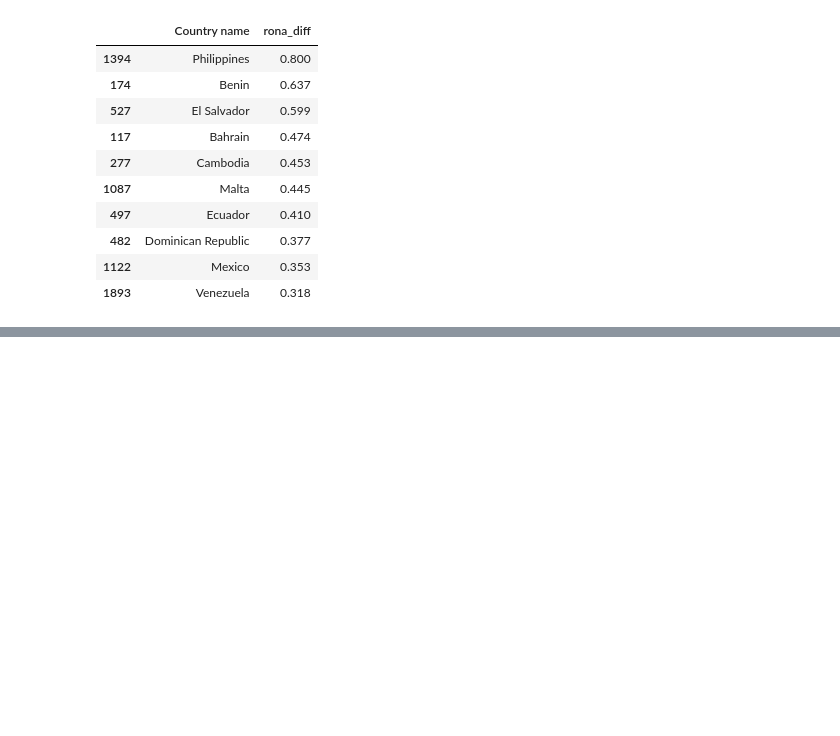
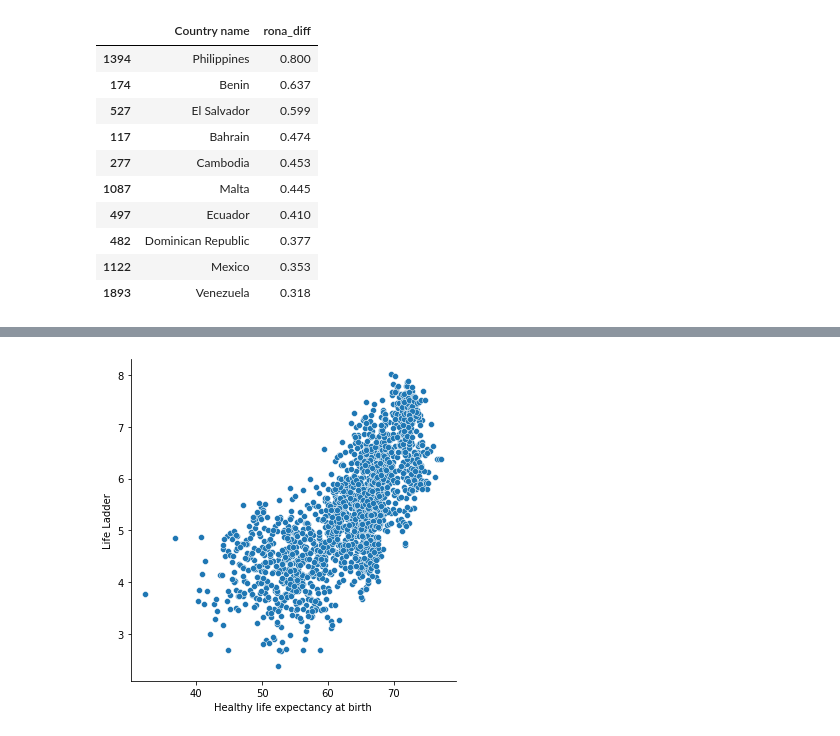
Before and after one commit to Jacksonwolf15/World-Happiness-DS, a Jupyter notebook: WHiX.ipynb, the cells around one changed output, grey strips where cells are left out. Cells and saved outputs as stored; diff of their text form; code cells hidden in the pictures; blank space fills up the shorter version.

```diff
--- a/WHiX.ipynb
+++ b/WHiX.ipynb
@@ -176,0 +179,4 @@ px.scatter(rona_differ, y='rona_diff', x='total_deaths', color='deaths per case'
+# %%
+ax = sns.relplot(x="Healthy life expectancy at birth", y="Life Ladder", data=wh, size_order="Reigional indicator", kind="scatter")
+# %% [output]
+[figure, added]
```
Also changed, not shown: parts of 15 cells of this notebook.
